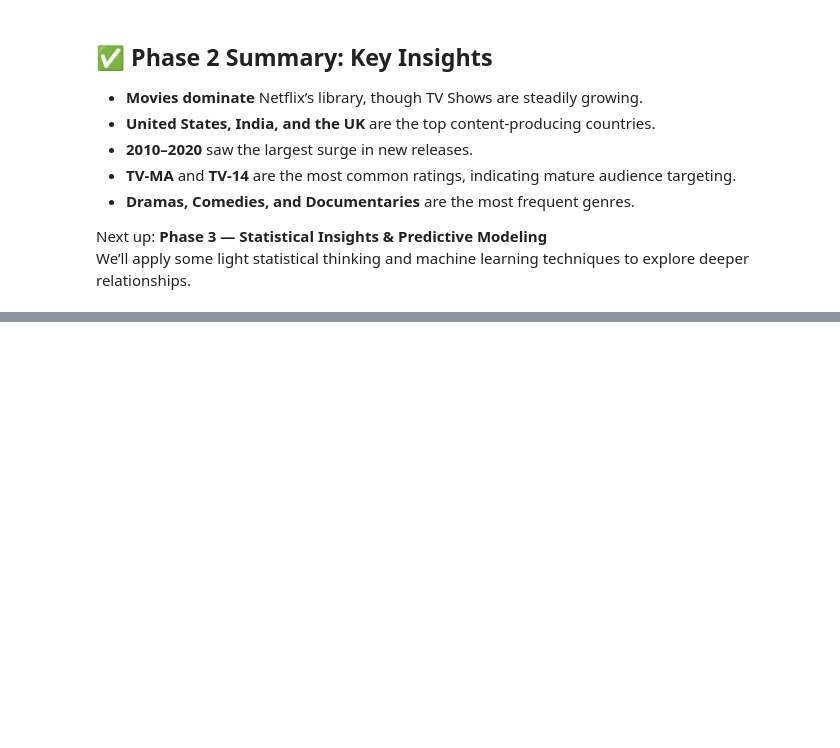
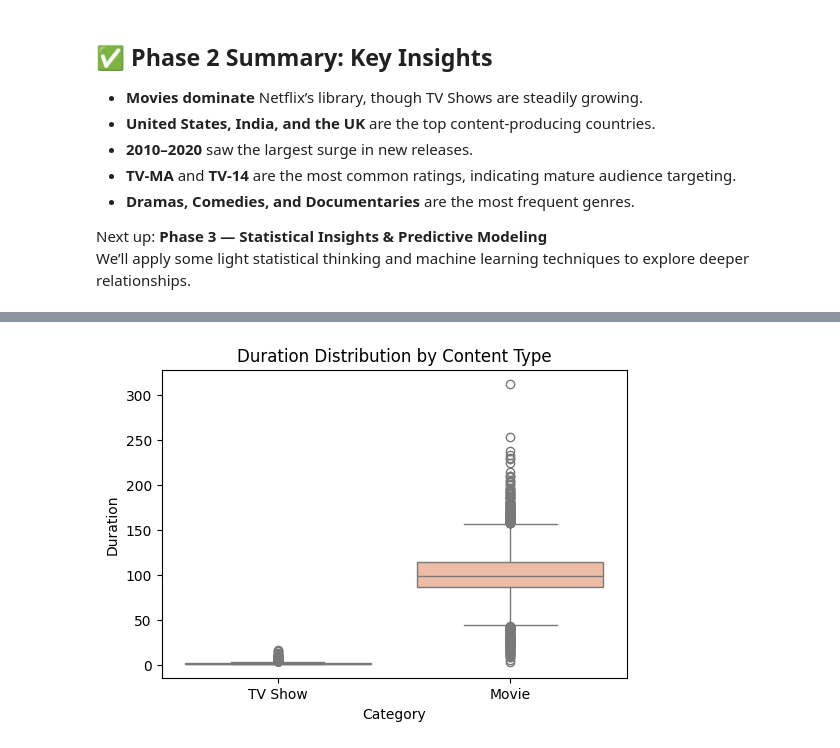
Before and after one commit to reijii23/netflix-eda, a Jupyter notebook: Project1_Netflix_EDA.ipynb, the cells around one changed output, grey strips where cells are left out. Saved outputs shown, nothing was run; the diff lists cells and outputs as text; code cells hidden in the pictures; blank space fills up the shorter version.

```diff
--- a/Project1_Netflix_EDA.ipynb
+++ b/Project1_Netflix_EDA.ipynb
@@ -321,0 +490,83 @@ We’ll apply some light statistical thinking and machine learning techniques to
+# %%
+# =========================================================
+# 📘 Phase 3 - Part 2: Validation, Comparison, and Regression Transition
+# =========================================================
+
+import scipy.stats as stats
+from sklearn.linear_model import LogisticRegression
+from xgboost import XGBClassifier
+from sklearn.metrics import accuracy_score
+
+# 1️⃣ Statistical Validation
+print("=== Statistical Validation: Duration by Category ===")
+df_valid = df_model.copy()
+
+# Check the difference in Duration between Movies and TV Shows
+movie_durations = df_valid[df_valid['Category'] == 'Movie']['Duration']
+tv_durations = df_valid[df_valid['Category'] == 'TV Show']['Duration']
+
+print("\nAverage movie duration:", round(movie_durations.mean(), 2))
+print("Average TV show duration:", round(tv_durations.mean(), 2))
+
+# Visual comparison
+plt.figure(figsize=(6,4))
+sns.boxplot(x='Category', y='Duration', data=df_valid, palette="coolwarm")
+plt.title("Duration Distribution by Content Type")
+plt.show()
+
+# Perform t-test to confirm statistical difference
+t_stat, p_value = stats.ttest_ind(movie_durations, tv_durations, equal_var=False, nan_policy='omit')
+print("\nT-statistic:", round(t_stat, 2))
+print("P-value:", p_value)
+if p_value < 0.05:
+    print("✅ Statistically significant difference in durations between Movies and TV Shows.")
+else:
+    print("⚠️ No significant difference detected.")
+
+# 2️⃣ Predictive Model Comparison
+
+# Logistic Regression
+log_model = LogisticRegression(max_iter=500)
+log_model.fit(X_train, y_train)
+log_preds = log_model.predict(X_test)
+
+# 🔧 Encode target labels for XGBoost (0 = Movie, 1 = TV Show)
+y_train_encoded = (y_train == 'TV Show').astype(int)
+y_test_encoded = (y_test == 'TV Show').astype(int)
+
+# XGBoost Classifier
+xgb_model = XGBClassifier(use_label_encoder=False, eval_metric='logloss', random_state=42)
+xgb_model.fit(X_train, y_train_encoded)
+xgb_preds = xgb_model.predict(X_test)
+
+# Evaluate accuracy
+rf_acc = accuracy_score(y_test, y_pred)
+log_acc = accuracy_score(y_test, log_preds)
+xgb_acc = accuracy_score(y_test_encoded, xgb_preds)
+
+print("\n=== Model Accuracy Comparison ===")
+print(f"Random Forest: {rf_acc:.4f}")
+print(f"Logistic Regression: {log_acc:.4f}")
+print(f"XGBoost: {xgb_acc:.4f}")
+
+# Visualize comparison
+plt.figure(figsize=(5,4))
+sns.barplot(x=["Random Forest", "Logistic Regression", "XGBoost"],
+            y=[rf_acc, log_acc, xgb_acc], palette="mako")
+plt.title("Model Accuracy Comparison")
+plt.ylabel("Accuracy")
+plt.show()
+
+# 3️⃣ Transition: Regression Preview Setup
+
+# Filter to include only movies for duration prediction
+df_movies = df_model[df_model['Category'] == 'Movie'].copy()
+df_movies = df_movies.dropna(subset=['Duration'])
+
+# Use same features except target will be Duration
+X_reg = df_movies[['Rating', 'Country', 'Year']]
+y_reg = df_movies['Duration']
+
+print("\nRegression dataset shape:", X_reg.shape)
+print("Ready to proceed with predictive modeling for movie duration.")
+# %% [output]
@@ -321,0 +580 @@ We’ll apply some light statistical thinking and machine learning techniques to
+[figure, added]
```
Also changed, not shown: parts of 20 cells of this notebook, 2 other files.
